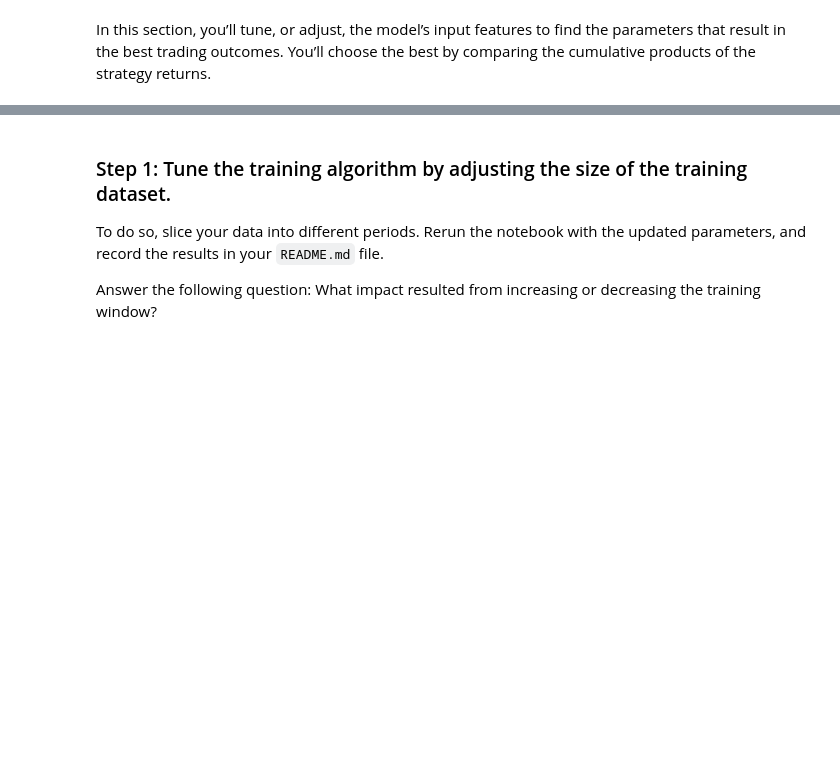
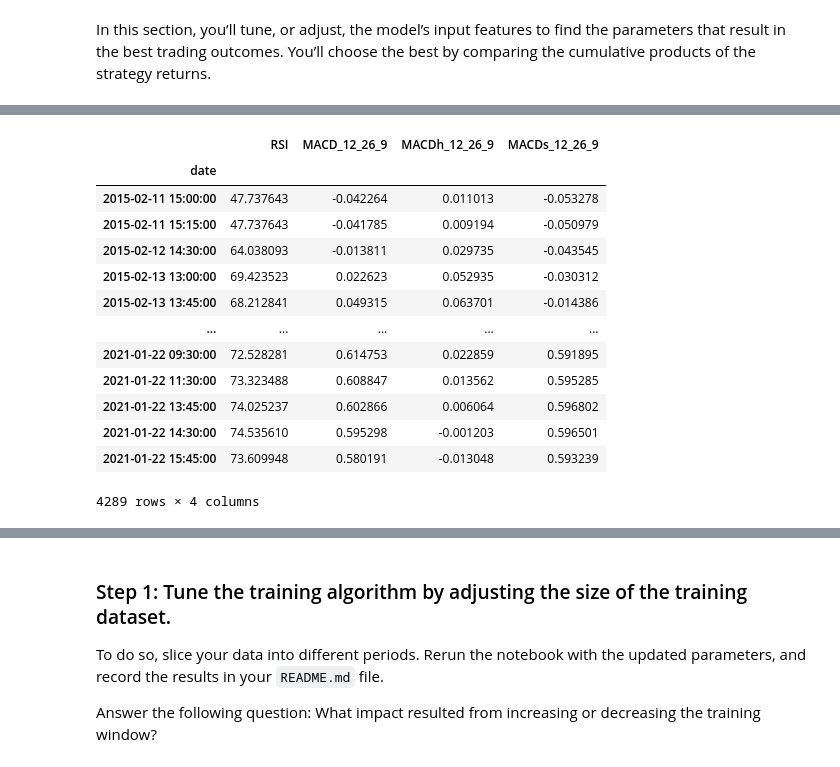
Before and after one commit to Izzlyb/module_14_algorithmic_trading, a Jupyter notebook: machine_learning_trading_bot.ipynb, the cells around one changed output, grey strips where cells are left out. Saved outputs shown, nothing was run; the diff lists cells and outputs as text; code cells hidden in the pictures; blank space fills up the shorter version.

```diff
--- a/machine_learning_trading_bot.ipynb
+++ b/machine_learning_trading_bot.ipynb
@@ -463,0 +547,19 @@ In this section, you’ll tune, or adjust, the model’s input features to find
+# %%
+# prepare data to split between test and train set
+X = signals_df[['RSI', 'MACD_12_26_9', 'MACDh_12_26_9', 'MACDs_12_26_9']].copy()
+X
+# %% [output]
+|  | RSI | MACD_12_26_9 | MACDh_12_26_9 | MACDs_12_26_9 |
+| date |  |  |  |  |
+| 2015-02-11 15:00:00 | 47.737643 | -0.042264 | 0.011013 | -0.053278 |
+| 2015-02-11 15:15:00 | 47.737643 | -0.041785 | 0.009194 | -0.050979 |
+| 2015-02-12 14:30:00 | 64.038093 | -0.013811 | 0.029735 | -0.043545 |
+| 2015-02-13 13:00:00 | 69.423523 | 0.022623 | 0.052935 | -0.030312 |
+| 2015-02-13 13:45:00 | 68.212841 | 0.049315 | 0.063701 | -0.014386 |
+| ... | ... | ... | ... | ... |
+| 2021-01-22 09:30:00 | 72.528281 | 0.614753 | 0.022859 | 0.591895 |
+| 2021-01-22 11:30:00 | 73.323488 | 0.608847 | 0.013562 | 0.595285 |
+| 2021-01-22 13:45:00 | 74.025237 | 0.602866 | 0.006064 | 0.596802 |
+| 2021-01-22 14:30:00 | 74.535610 | 0.595298 | -0.001203 | 0.596501 |
+| 2021-01-22 15:45:00 | 73.609948 | 0.580191 | -0.013048 | 0.593239 |
+4289 rows × 4 columns
```
Also changed, not shown: parts of 24 cells of this notebook, 1 other file.
